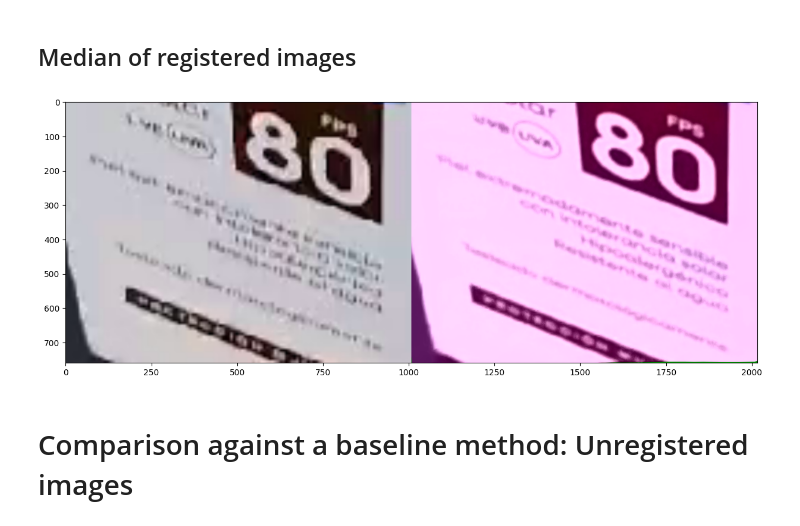
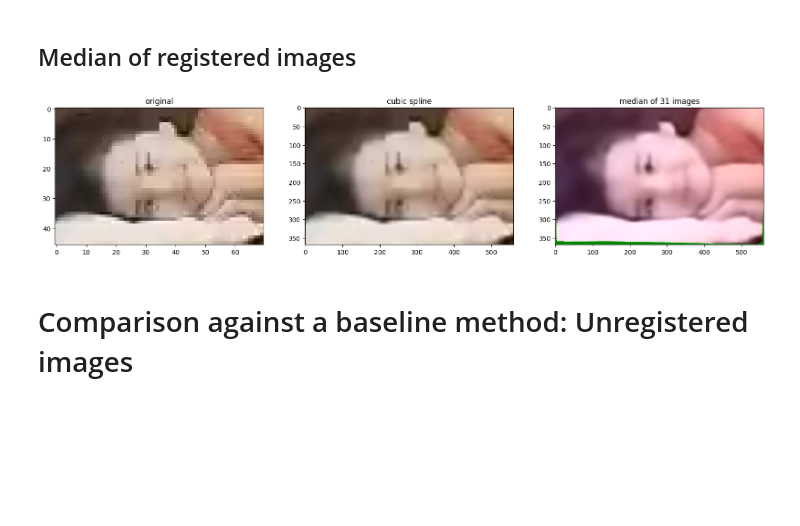
Before and after one commit to carloshernangarrido/rbie, a Jupyter notebook: rbie.ipynb, the cells around one changed output. Drawn from its saved outputs; the diff is of its cells as text; code cells hidden in the pictures; blank space fills up the shorter version.

```diff
--- a/rbie.ipynb
+++ b/rbie.ipynb
@@ -11,7 +11,8 @@ def crop(im, bbox):
     return im[bbox[1]:bbox[1]+bbox[3], bbox[0]:bbox[0]+bbox[2], :]
 # %%
 # video_file = r"C:\Fotos y videos\test distant cars\distant_car_1.mp4"
-video_file = r"C:\Fotos y videos\test SfM\video3.mp4"
+# video_file = r"C:\Fotos y videos\test SfM\video3.mp4"
+video_file = r"C:\Fotos y videos\test distant cars\fran.mp4"
 
 video = cv2.VideoCapture(video_file)
 
@@ -207,15 +216,23 @@ plt.show()
 # %%
 registered_images_float = np.array(registered_images, dtype='float')
 median_image = np.median(registered_images_float, axis=0)
 median_image -= np.min(median_image)
 median_image /= np.max(median_image)
 median_image *= 255
 median_image = median_image.astype('uint8')
-plt.figure(figsize=(15, 30))
-plt.imshow(cv2.cvtColor(np.hstack((images_to_register_list[0], median_image)), cv2.COLOR_YCrCb2BGR))
+
+fig, ax = plt.subplots(1, 3, figsize=(20, 30))
+ax[0].imshow(cv2.cvtColor(crop(cropped_images_list[0],
+                               template_matching(cropped_images_list[0], template)),
+                               cv2.COLOR_YCrCb2RGB))
+ax[0].set_title('original')
+ax[1].imshow(cv2.cvtColor(images_to_register_list[0], cv2.COLOR_YCrCb2RGB))
+ax[1].set_title('cubic spline')
+ax[2].imshow(cv2.cvtColor(median_image, cv2.COLOR_YCrCb2RGB))
+ax[2].set_title(f'median of {len(registered_images)} images')
 plt.show()
 # %% [output]
-[figure, old version]
+[figure, new version]
 # %% [markdown]
 # Comparison against a baseline method: Unregistered images
 # %% [markdown]
```
Also changed, not shown: parts of 3 cells of this notebook.
